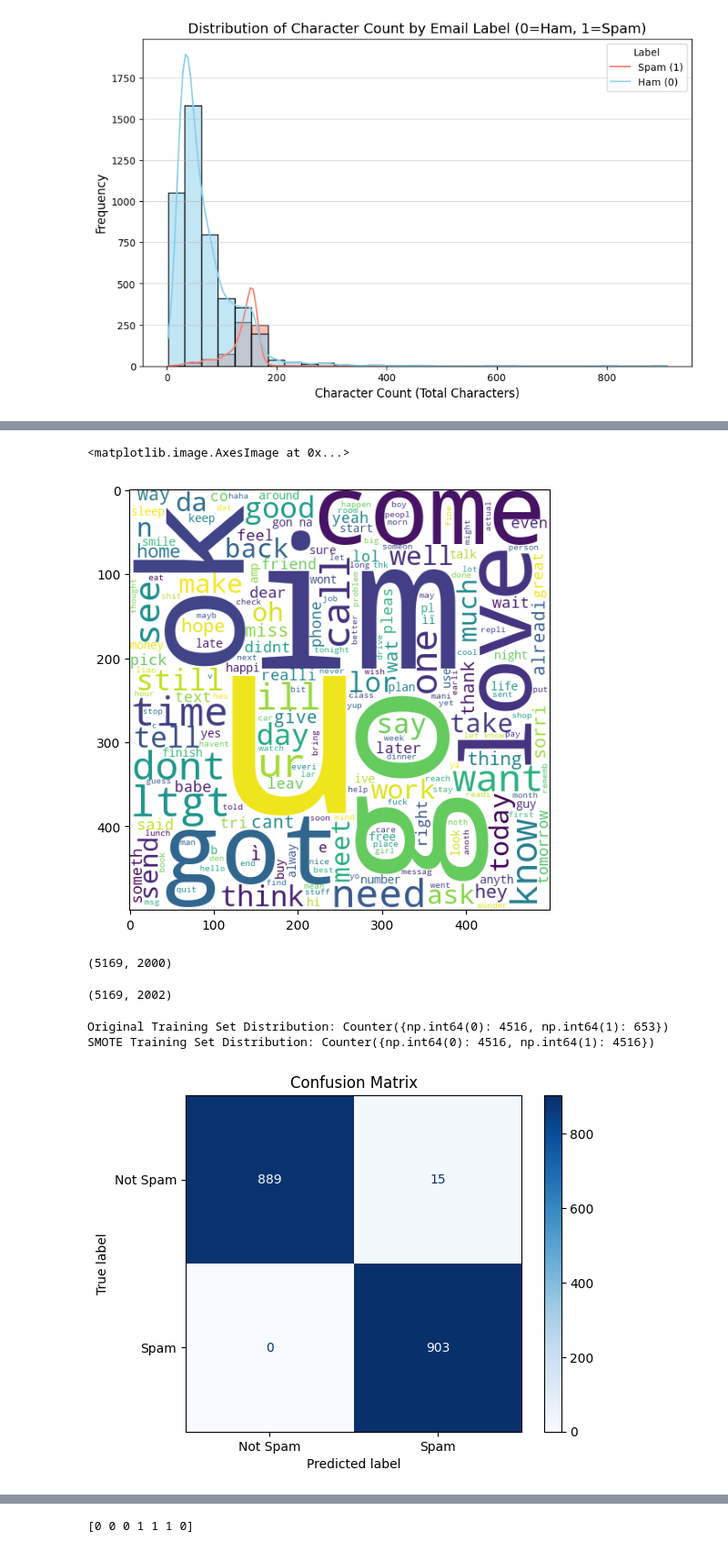
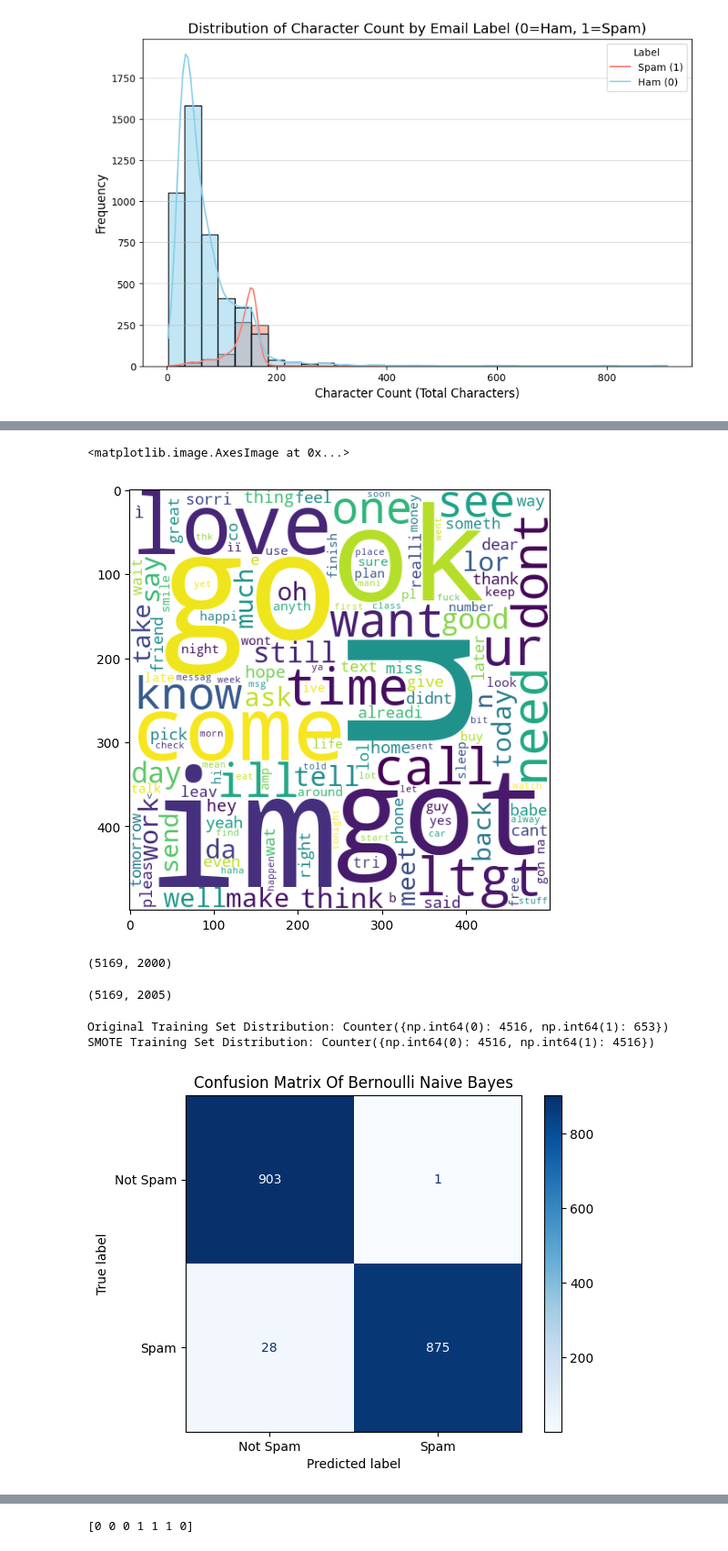
Before and after one commit to RachidJedata/Spam-Detector, a Jupyter notebook: spam-detector.ipynb, the cells around one changed output, grey strips where cells are left out. Shown: that part at 91% size. Cells and saved outputs as stored; diff of their text form; code cells hidden in the pictures.

```diff
--- a/spam-detector.ipynb
+++ b/spam-detector.ipynb
@@ -119,6 +119,9 @@ True
 # %%
 df['tokens_count'] = df['message'].apply(lambda x: len(nltk.word_tokenize(x)))
 df['char_count'] = df['message'].apply(len)
+df['caps_ratio'] = df['message'].apply(lambda x: sum(1 for c in x if c.isupper()) / (len(x) + 1e-6))
+df['num_dollar_sign'] = df['message'].apply(lambda x: x.count('$'))
+df['has_url'] = df['message'].apply(lambda x: 1 if re.search(r'http[s]?://', x) else 0)
 # %%
 df.sample(5)
 # %% [output]
@@ -212,7 +216,7 @@ plt.figure(figsize=(10,6))
 plt.imshow(spam_wc)
 # %% [output]
 <matplotlib.image.AxesImage at 0x...>
-[figure, old version]
+[figure, new version]
 # %%
 # tfidf_vectorizer = TfidfVectorizer(max_features=5000, ngram_range=(1, 2))
 tfidf_vectorizer = TfidfVectorizer(max_features=2000)
@@ -224,8 +228,7 @@ X.shape
 (5169, 2000)
 # %%
 # appending the num_character col to X
-
-manual_features = df[['char_count', 'tokens_count']]
+manual_features = df[['char_count', 'tokens_count','caps_ratio','num_dollar_sign','has_url']]
 
 # Convert manual features to sparse matrix (matching the sparse X_text format)
 manual_features_sparse = csr_matrix(manual_features.values)
@@ -234,7 +237,7 @@ X_final = hstack([X, manual_features_sparse])
 # %%
 X_final.shape
 # %% [output]
-(5169, 2002)
+(5169, 2005)
 # %%
 y = df['label'].values
 # %%
@@ -259,17 +262,17 @@ y_pred = bnb.predict(X_test)
 # %%
 cm = confusion_matrix(y_test, y_pred)
 # Initialize the display using the calculated matrix
 disp = ConfusionMatrixDisplay(
     confusion_matrix=cm,
     display_labels=['Not Spam', 'Spam']
 )
 
 # Plot the matrix
-disp.plot(cmap=plt.cm.Blues) # 'plt.cm.Blues' provides a nice color scheme
+disp.plot(cmap=plt.cm.Blues)
 
 # Add a title and show the plot
-plt.title('Confusion Matrix')
+plt.title('Confusion Matrix Of Bernoulli Naive Bayes')
 plt.show()
 # %% [output]
-[figure, old version]
+[figure, new version]
 # %%
```
Also changed, not shown: parts of 19 cells of this notebook.
